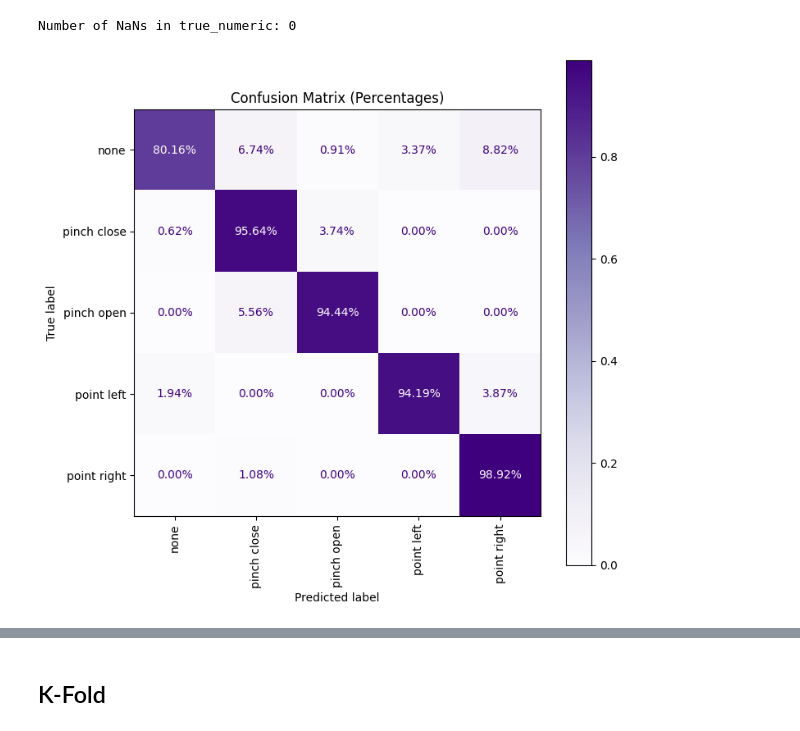
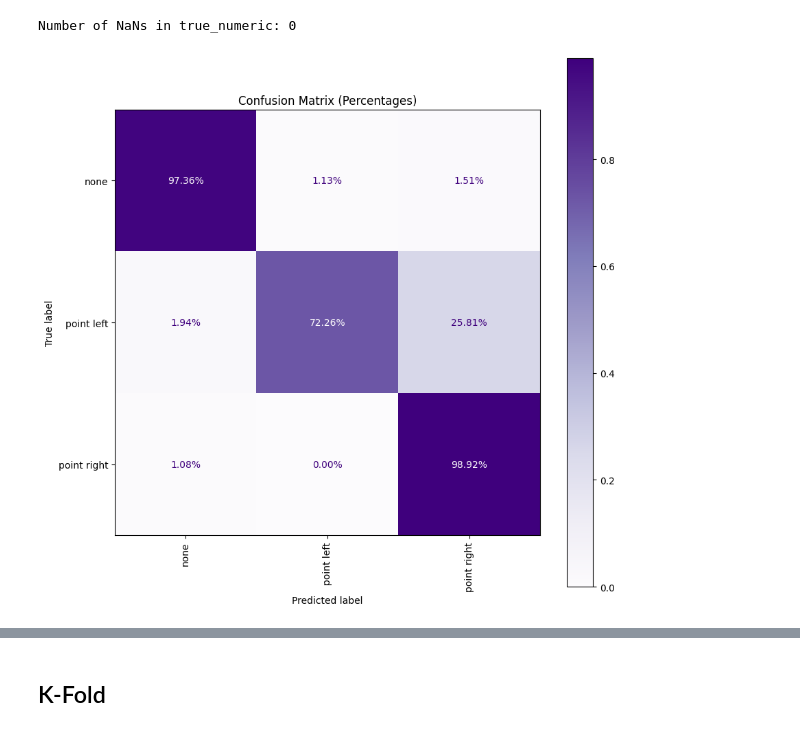
Before and after one commit to amiouepk/ECE-SP-26-18-Capstone-Project, a Jupyter notebook: Jag/python/Jag_Rock,_Paper,_Scissors_Classification.ipynb, the cells around one changed output, grey strips where cells are left out. Saved outputs shown, nothing was run; the diff lists cells and outputs as text; code cells hidden in the pictures.

```diff
--- a/Jag/python/Jag_Rock,_Paper,_Scissors_Classification.ipynb
+++ b/Jag/python/Jag_Rock,_Paper,_Scissors_Classification.ipynb
@@ -261,7 +304,7 @@ df.head(5)
 # %%
 # 1. Split FIRST to prevent data leakage.
 # stratify=df['label'] ensures the 1000 test rows have the correct class proportions.
-df_train, testing = train_test_split(df, test_size=1000, stratify=df['label'], random_state=42)
+df_train, testing = train_test_split(df, test_size=100, stratify=df['label'], random_state=42)
 
 # Reset indices for cleanliness
 df_train = df_train.reset_index(drop=True)
@@ -275,7 +318,7 @@ print("Balanced Training Class Counts:")
 print(df_balanced['label'].value_counts())
 
 # Now 'df_balanced' is ready for your augment_with_noise() function!
-df = df_balanced
+# df = df_balanced
 # %% [output]
 Balanced Training Class Counts:
 label
@@ -419,7 +456,12 @@ class RPSModel(nn.Module):
     def __init__(self, input_features, output_features):
         super().__init__()
         self.net = nn.Sequential(
-            nn.Linear(input_features, 128),
+            nn.Linear(input_features, 256),
+            nn.BatchNorm1d(256),
+            nn.ReLU(),
+            nn.Dropout(0.3),
+
+            nn.Linear(256, 128),
             nn.BatchNorm1d(128),
             nn.ReLU(),
             nn.Dropout(0.3),
@@ -454,7 +496,7 @@ optimizer = optim.Adam(params=model_4.parameters(), lr=LR, weight_decay=WEIGHT_D
 scheduler = optim.lr_scheduler.ReduceLROnPlateau(optimizer,
                                                  mode='min',
                                                  factor=0.5,
-                                                 patience=50)
+                                                 patience=20)
 # Calculate accuracy with a device-safety check
 def accuracy_fn(y_true, y_pred):
     # Ensure both tensors are on the same device before comparing
@@ -775,7 +869,7 @@ plt.show()
 ## Live Data Sim
 # %%
 # 1. Load and clean
-df_test = pd.read_csv("data/Glove_v2_norm/jag_norm_pinch&point_test.csv", sep=",")
+df_test = pd.read_csv("data/Glove_v2_norm/everything_test.csv", sep=",")
 df_test = df_test.iloc[1:].copy() # Use .copy() to avoid SettingWithCopyWarnings
 # %%
 df_test.head()
@@ -945,28 +1039,28 @@ Number of NaNs in true_numeric: 0
 # %%
 # 1. Ensure numeric types and clean NaNs
 valid_mask = ~np.isnan(true_numeric2) # Using 'true_numeric2' from your latest test
 true_numeric_clean = true_numeric2[valid_mask].astype(int)
 max_classes_clean = max_classes[valid_mask].astype(int)
 
 # 2. Calculate the matrix
 # Use 'labels' to force the matrix to include all classes even if they weren't predicted
 class_indices = list(range(len(mapping)))
 cm = confusion_matrix(true_numeric_clean, max_classes_clean, labels=class_indices, normalize='true')
 
 # 3. Plot with normalization ('true' normalizes by rows/actual classes)
-fig, ax = plt.subplots(figsize=(8, 8))
+fig, ax = plt.subplots(figsize=(10, 10))
 disp = ConfusionMatrixDisplay(
     confusion_matrix=cm,
     display_labels=list(mapping.keys())
 )
 
 # Plotting with percentages makes it much easier to read
 disp.plot(cmap='Purples', ax=ax, values_format='.2%', xticks_rotation='vertical')
 
 plt.title("Confusion Matrix (Percentages)")
 plt.show()
 # %% [output]
-[figure, old version]
+[figure, new version]
 # %%
 print("Average Confidence per Predicted Class:\n")
 
```
Also changed, not shown: parts of 38 cells of this notebook, 7 other files.
